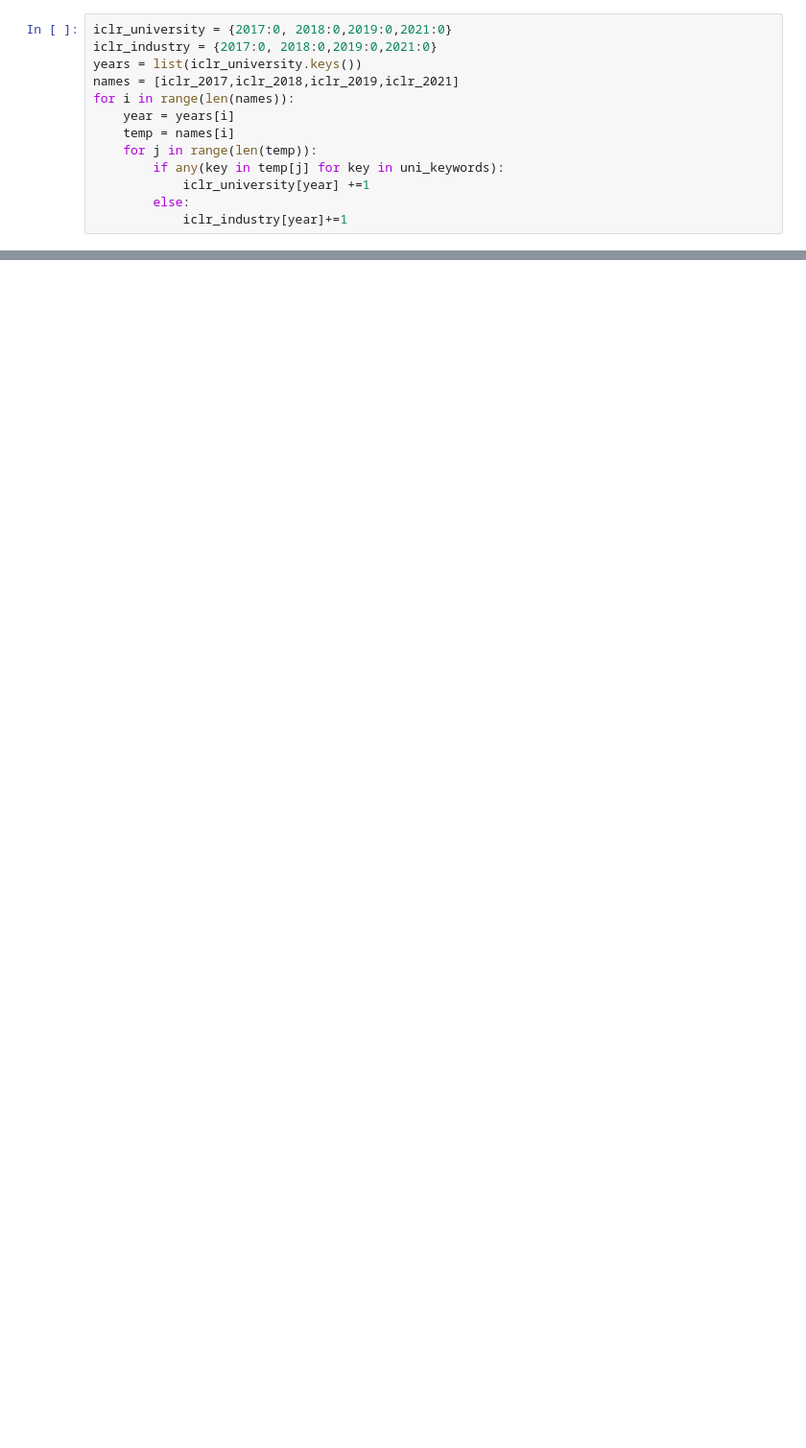
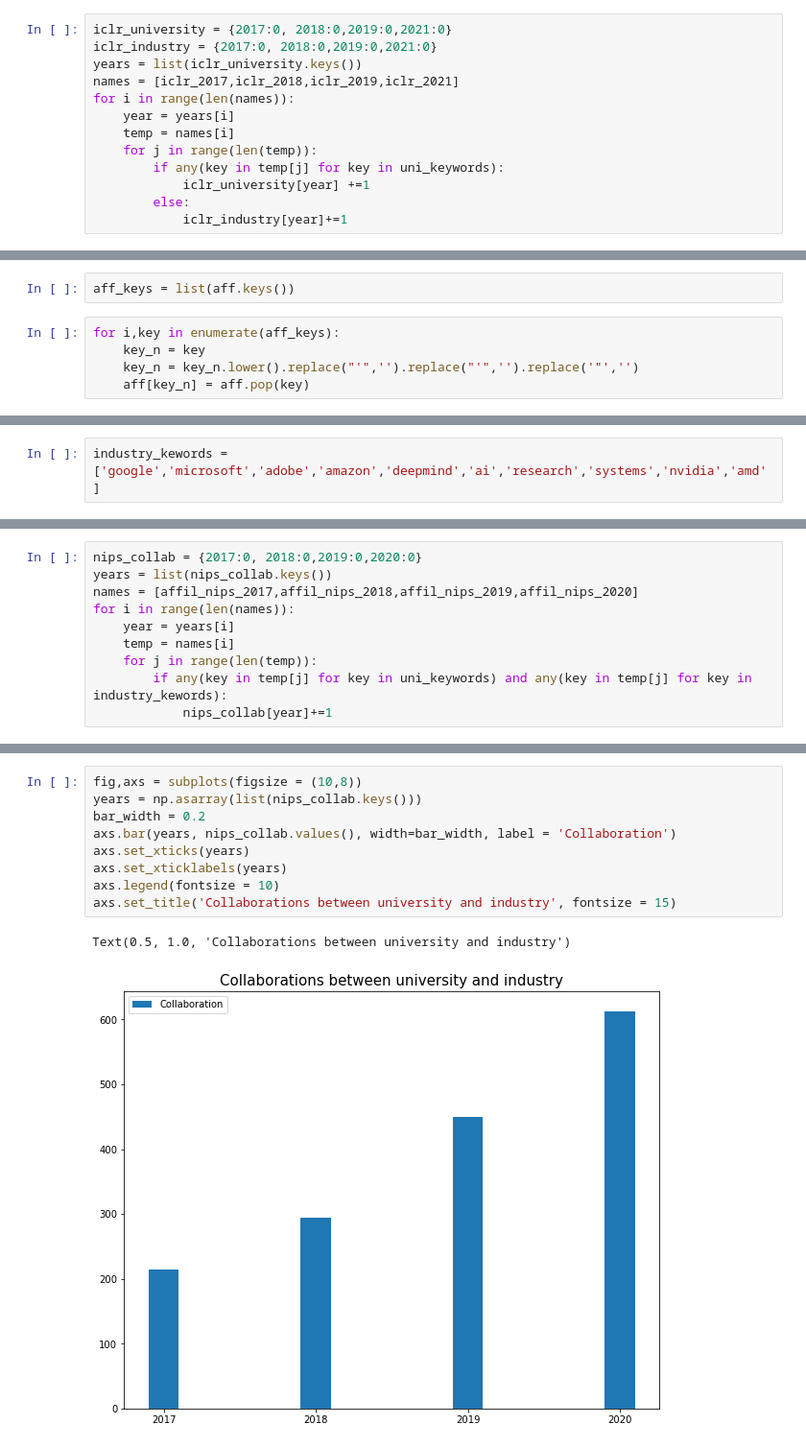
Before and after one commit to SambaranRepo/ECE143-Project, a Jupyter notebook: src/visualisation.ipynb, the cells around one changed output, grey strips where cells are left out. Shown at 96% size. Saved outputs shown, nothing was run; the diff lists cells and outputs as text; blank space fills up the shorter version.

```diff
--- a/src/visualisation.ipynb
+++ b/src/visualisation.ipynb
@@ -312,0 +351,7 @@ Text(0.5, 1.0, 'Publications by university and industry')
+# %%
+aff_keys = list(aff.keys())
+# %%
+for i,key in enumerate(aff_keys):
+    key_n = key
+    key_n = key_n.lower().replace("'",'').replace("'",'').replace('"','')
+    aff[key_n] = aff.pop(key)
@@ -312,0 +380,2 @@ Text(0.5, 1.0, 'Publications by university and industry')
+# %%
+industry_kewords = ['google','microsoft','adobe','amazon','deepmind','ai','research','systems','nvidia','amd']
@@ -312,0 +449,10 @@ Text(0.5, 1.0, 'Publications by university and industry')
+# %%
+nips_collab = {2017:0, 2018:0,2019:0,2020:0}
+years = list(nips_collab.keys())
+names = [affil_nips_2017,affil_nips_2018,affil_nips_2019,affil_nips_2020]
+for i in range(len(names)):
+    year = years[i]
+    temp = names[i]
+    for j in range(len(temp)):
+        if any(key in temp[j] for key in uni_keywords) and any(key in temp[j] for key in industry_kewords):
+            nips_collab[year]+=1
@@ -312,0 +463,12 @@ Text(0.5, 1.0, 'Publications by university and industry')
+# %%
+fig,axs = subplots(figsize = (10,8))
+years = np.asarray(list(nips_collab.keys()))
+bar_width = 0.2
+axs.bar(years, nips_collab.values(), width=bar_width, label = 'Collaboration')
+axs.set_xticks(years)
+axs.set_xticklabels(years)
+axs.legend(fontsize = 10)
+axs.set_title('Collaborations between university and industry', fontsize = 15)
+# %% [output]
+Text(0.5, 1.0, 'Collaborations between university and industry')
+[figure, added]
```
Also changed, not shown: parts of 41 cells of this notebook, 3 other files.
